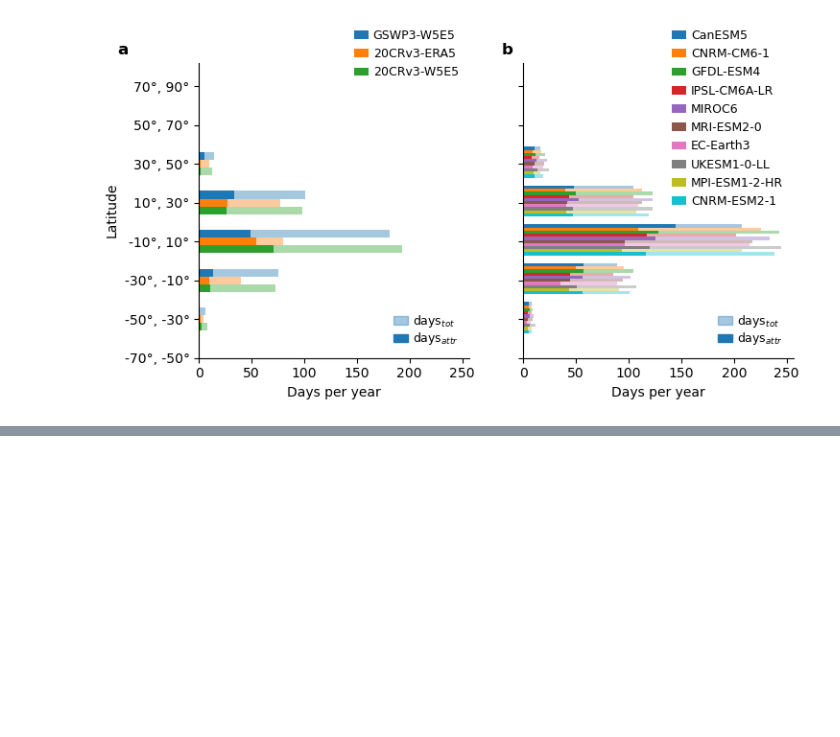
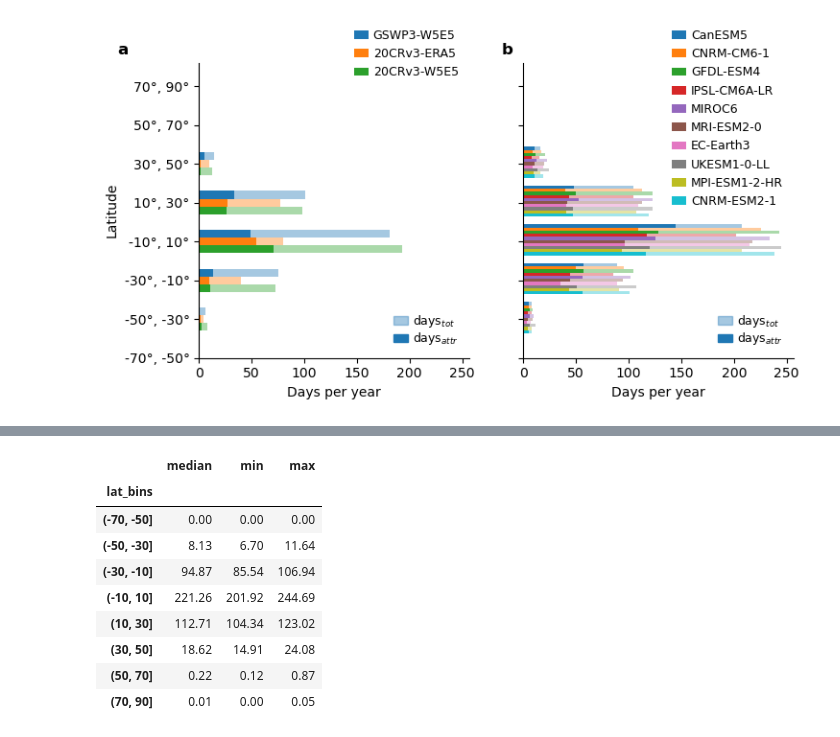
Before and after one commit to rosapietroiusti/attr-hs, a Jupyter notebook: main/attr-hw-fig1-SI.ipynb, the cells around one changed output, grey strips where cells are left out. Drawn from its saved outputs; the diff is of its cells as text; code cells hidden in the pictures; blank space fills up the shorter version.

```diff
--- a/main/attr-hw-fig1-SI.ipynb
+++ b/main/attr-hw-fig1-SI.ipynb
@@ -593,0 +535,14 @@ da_p1_mean_lat.to_pandas().T.round(2)
+# %%
+df = da_p1_mean_lat_models.to_pandas().T
+reporting_summary(df, ['median', 'min', 'max'])
+# %% [output]
+|  | median | min | max |
+| lat_bins |  |  |  |
+| (-70, -50] | 0.00 | 0.00 | 0.00 |
+| (-50, -30] | 8.13 | 6.70 | 11.64 |
+| (-30, -10] | 94.87 | 85.54 | 106.94 |
+| (-10, 10] | 221.26 | 201.92 | 244.69 |
+| (10, 30] | 112.71 | 104.34 | 123.02 |
+| (30, 50] | 18.62 | 14.91 | 24.08 |
+| (50, 70] | 0.22 | 0.12 | 0.87 |
+| (70, 90] | 0.01 | 0.00 | 0.05 |
```
Also changed, not shown: parts of 28 cells of this notebook, 34 other files.
